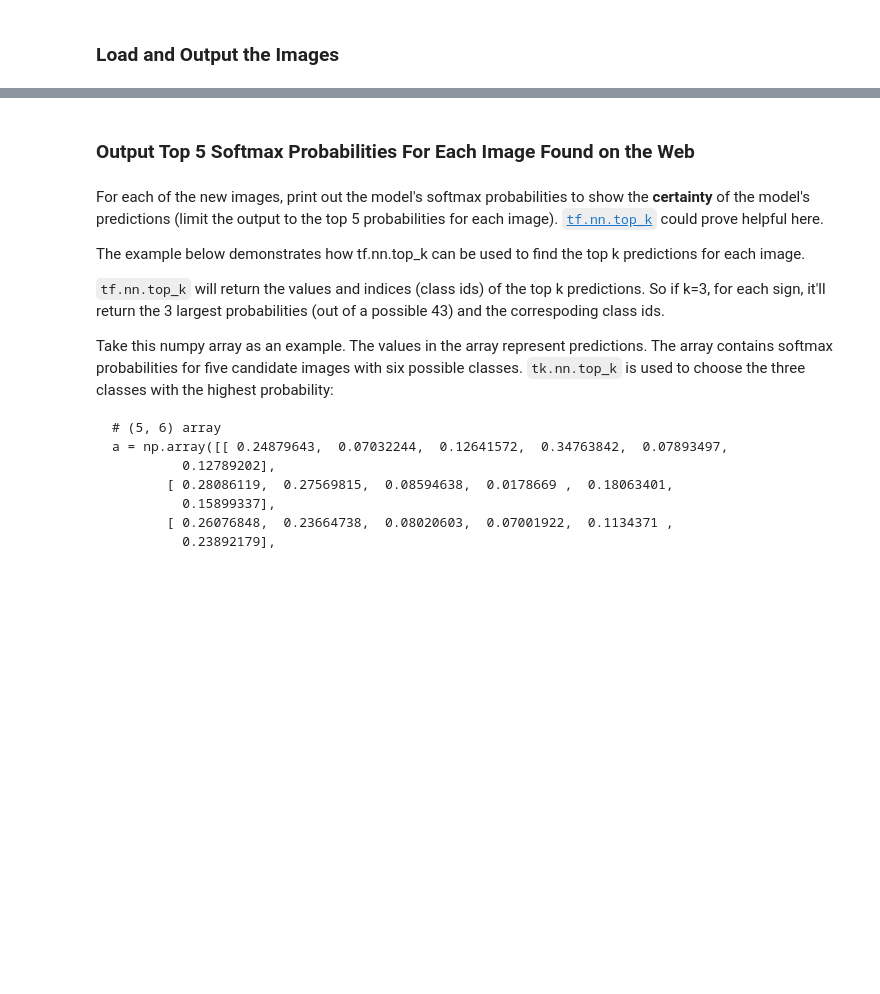
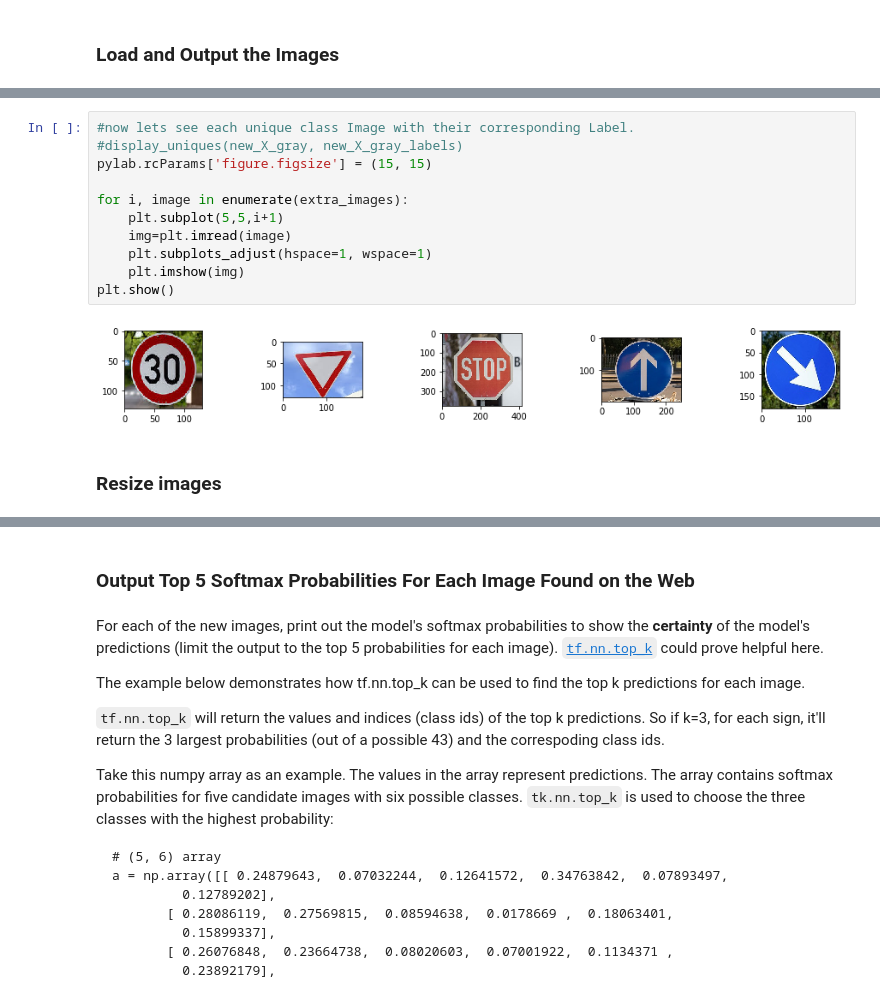
Before and after one commit to Adal-Glez/traffic_classifier, a Jupyter notebook: Traffic_Sign_Classifier.ipynb, the cells around one changed output, grey strips where cells are left out. Drawn from its saved outputs; the diff is of its cells as text; blank space fills up the shorter version.

```diff
--- a/Traffic_Sign_Classifier.ipynb
+++ b/Traffic_Sign_Classifier.ipynb
@@ -413,0 +425,15 @@ You may find `signnames.csv` useful as it contains mappings from the class id (i
+# %%
+#now lets see each unique class Image with their corresponding Label.
+#display_uniques(new_X_gray, new_X_gray_labels)
+pylab.rcParams['figure.figsize'] = (15, 15)
+
+for i, image in enumerate(extra_images):
+    plt.subplot(5,5,i+1)
+    img=plt.imread(image)
+    plt.subplots_adjust(hspace=1, wspace=1)
+    plt.imshow(img)
+plt.show()
+# %% [output]
+[figure, added]
+# %% [markdown]
+### Resize images
```
Also changed, not shown: parts of 18 cells of this notebook.
